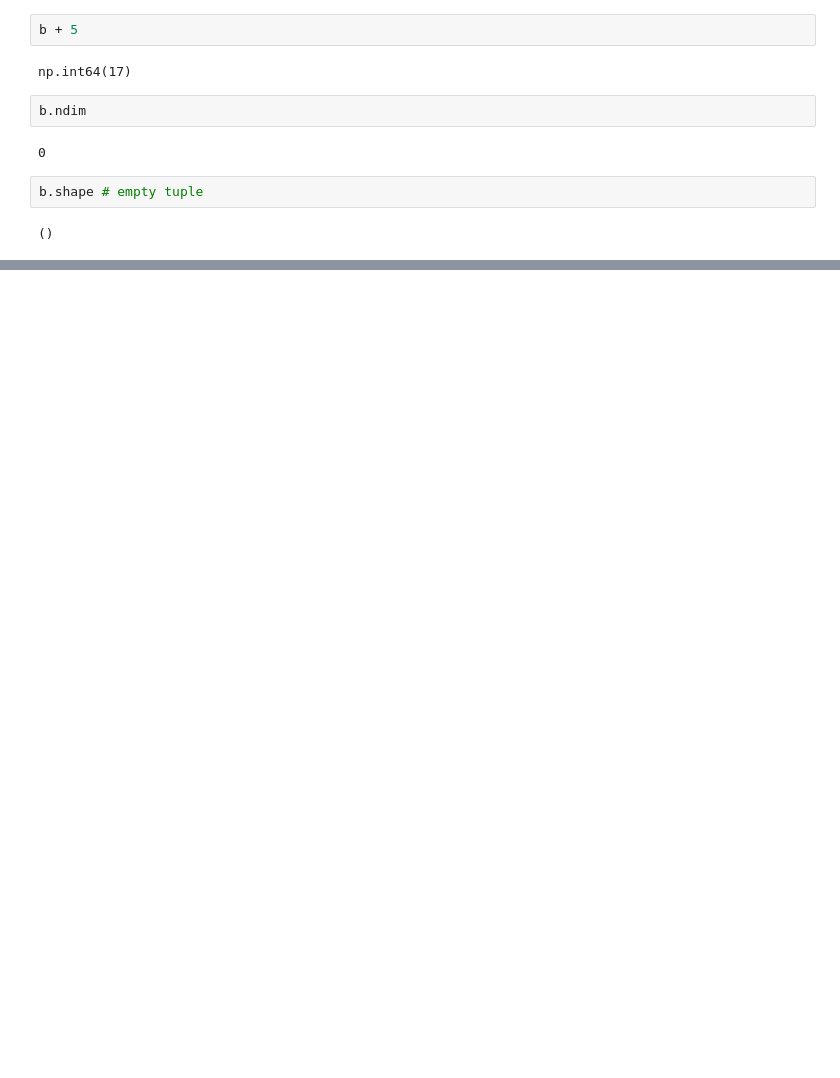
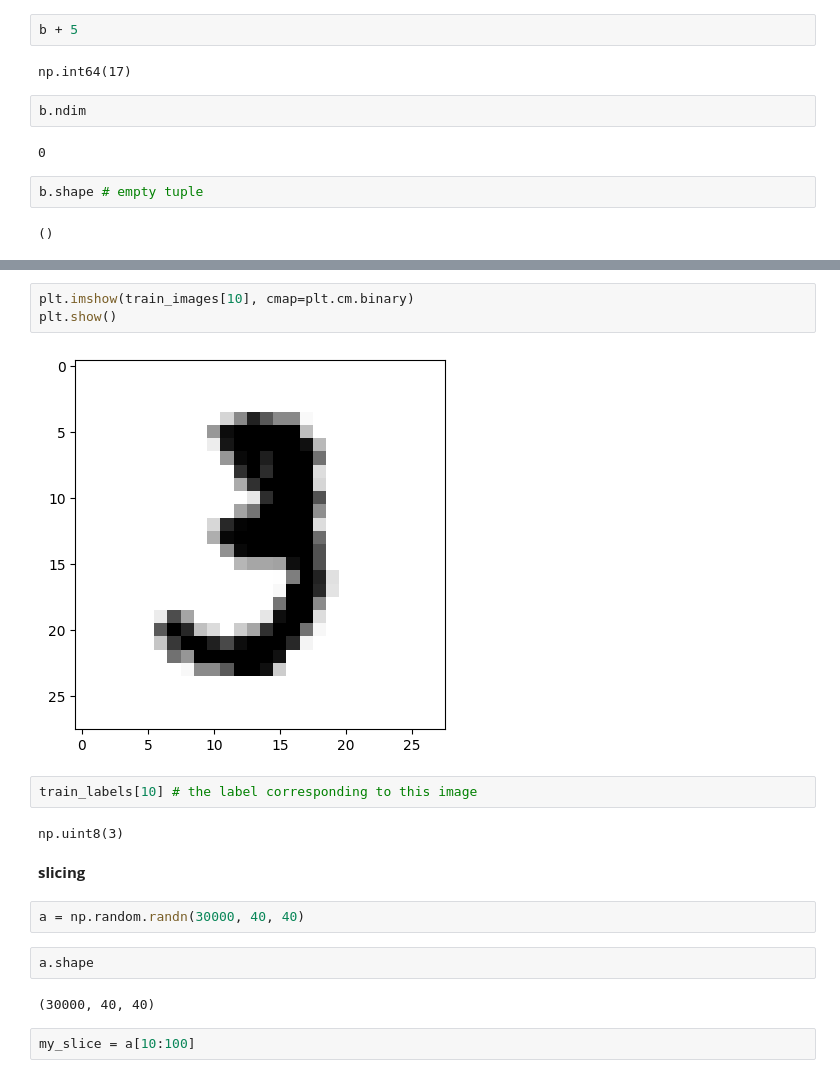
Before and after one commit to abhixshek/chollet-deep-learning, a Jupyter notebook: chollet_ch2.ipynb, the cells around one changed output, grey strips where cells are left out. Saved outputs shown, nothing was run; the diff lists cells and outputs as text; blank space fills up the shorter version.

```diff
--- a/chollet_ch2.ipynb
+++ b/chollet_ch2.ipynb
@@ -184,0 +293,19 @@ b.shape # empty tuple
+# %%
+plt.imshow(train_images[10], cmap=plt.cm.binary)
+plt.show()
+# %% [output]
+[figure, added]
+# %%
+train_labels[10] # the label corresponding to this image
+# %% [output]
+np.uint8(3)
+# %% [markdown]
+**slicing**
+# %%
+a = np.random.randn(30000, 40, 40)
+# %%
+a.shape
+# %% [output]
+(30000, 40, 40)
+# %%
+my_slice = a[10:100]
```
Also changed, not shown: parts of 44 cells of this notebook.
